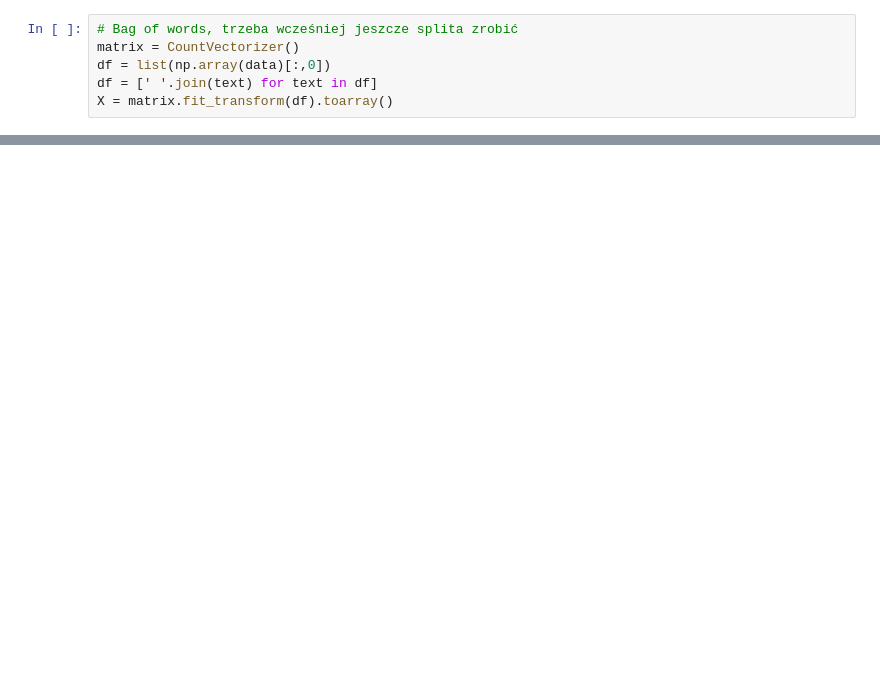
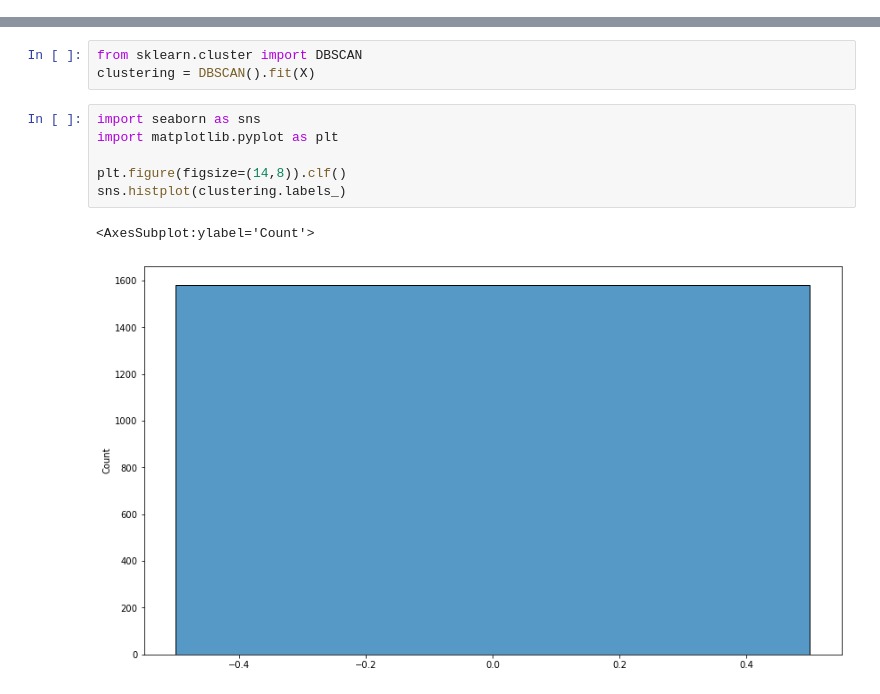
Before and after one commit to nizwant/Wstep_do_ML, a Jupyter notebook: Projekt_2/NLP-Preprocesing.ipynb, the cells around one changed output, grey strips where cells are left out. Saved outputs shown, nothing was run; the diff lists cells and outputs as text; blank space fills up the shorter version.

```diff
--- a/Projekt_2/NLP-Preprocesing.ipynb
+++ b/Projekt_2/NLP-Preprocesing.ipynb
@@ -77,6 +92,0 @@ data = [[Formating(text),folder] for text, folder in data]
-# %%
-# Bag of words, trzeba wcześniej jeszcze splita zrobić
-matrix = CountVectorizer()
-df = list(np.array(data)[:,0])
-df = [' '.join(text) for text in df]
-X = matrix.fit_transform(df).toarray()
@@ -101,0 +148,12 @@ df
+# %%
+from sklearn.cluster import DBSCAN
+clustering = DBSCAN().fit(X)
+# %%
+import seaborn as sns
+import matplotlib.pyplot as plt
+
+plt.figure(figsize=(14,8)).clf()
+sns.histplot(clustering.labels_)
+# %% [output]
+<AxesSubplot:ylabel='Count'>
+[figure, added]
```
Also changed, not shown: parts of 16 cells of this notebook.
